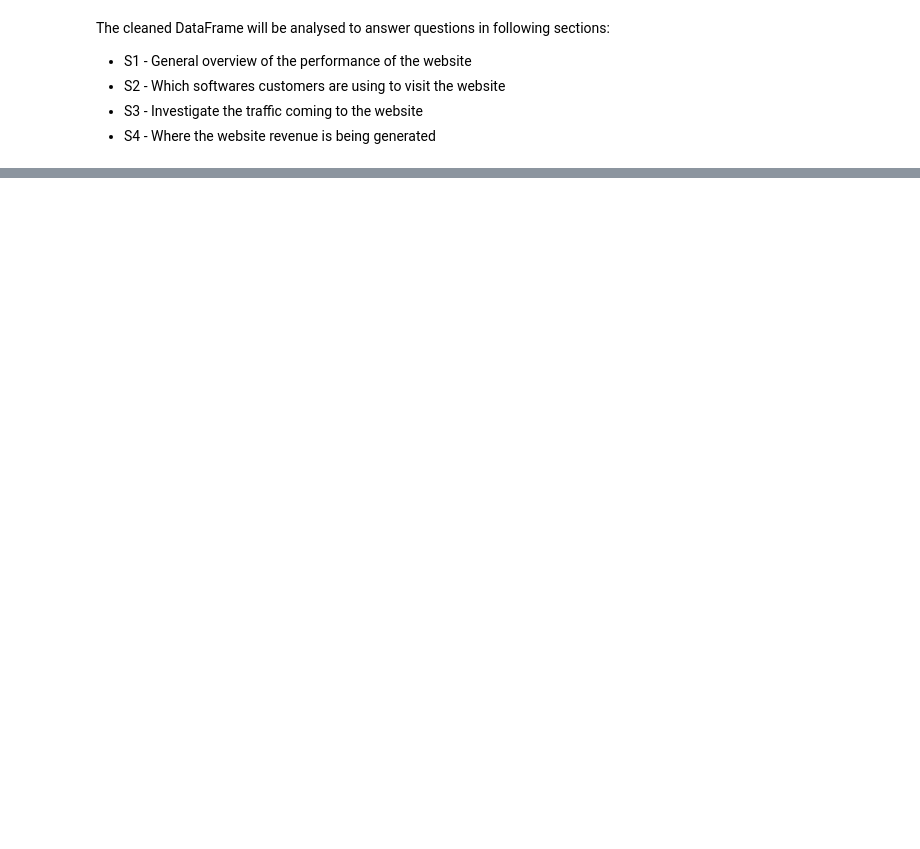
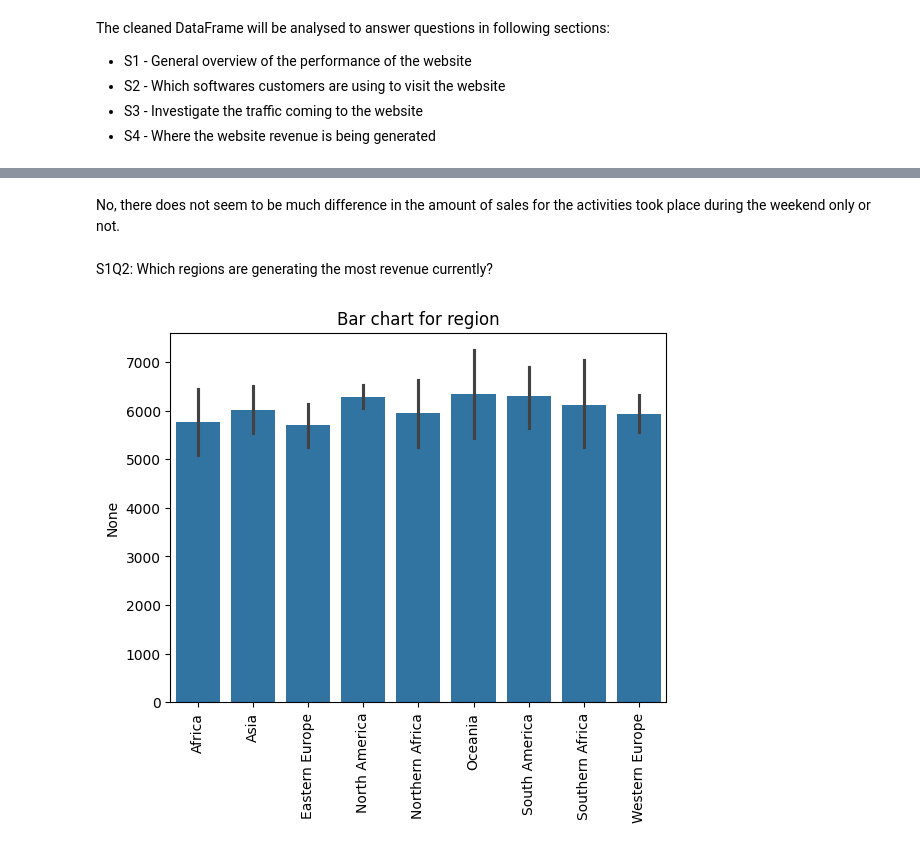
Before and after one commit to MadokaKumamaru/exploratory-data-analysis---online-shopping-in-retail309, a Jupyter notebook: retail_EDA_report.ipynb, the cells around one changed output, grey strips where cells are left out. Drawn from its saved outputs; the diff is of its cells as text; code cells hidden in the pictures; blank space fills up the shorter version.

```diff
--- a/retail_EDA_report.ipynb
+++ b/retail_EDA_report.ipynb
@@ -389,0 +407,9 @@ The cleaned DataFrame will be analysed to answer questions in following sections
+# %% [markdown]
+No, there does not seem to be much difference in the amount of sales for the activities took place during the weekend only or not.
+# %% [markdown]
+S1Q2: Which regions are generating the most revenue currently?
+# %%
+# Plot a bar chart for the region column
+revenue_true_plot.plot_barchart('region')
+# %% [output]
+[figure, added]
```
Also changed, not shown: parts of 18 cells of this notebook, 4 other files.
